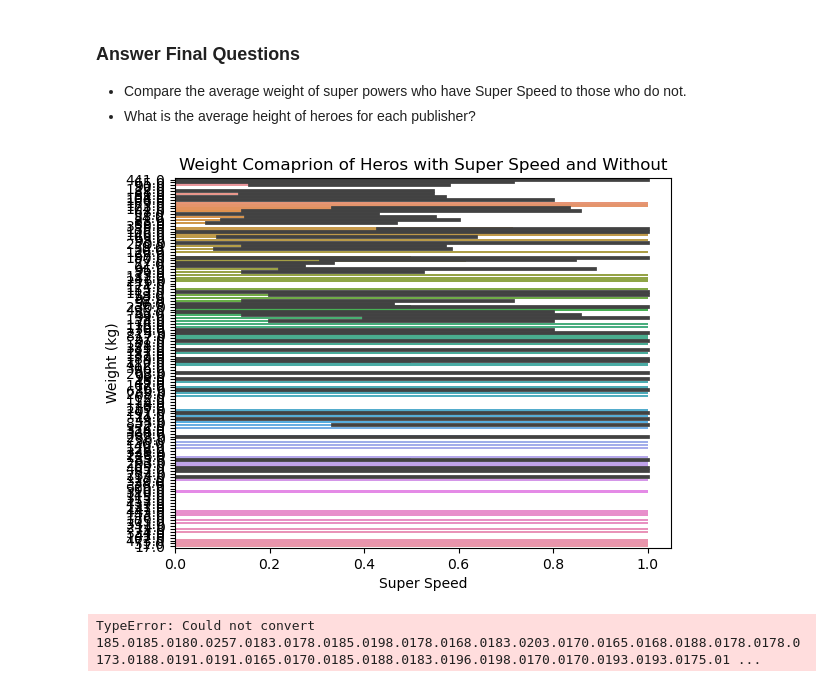
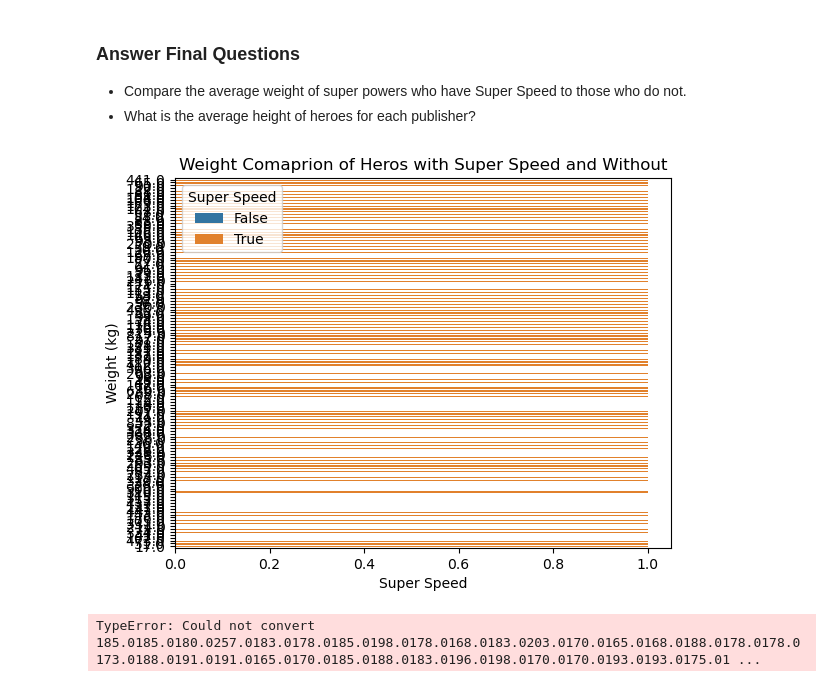
Before and after one commit to kassiedancer92/Applying_Advanced_Transformations, a Jupyter notebook: Applying_Advanced_Trasnformations.ipynb, the cells around one changed output. Saved outputs shown, nothing was run; the diff lists cells and outputs as text; code cells hidden in the pictures.

```diff
--- a/Applying_Advanced_Trasnformations.ipynb
+++ b/Applying_Advanced_Trasnformations.ipynb
@@ -253,5 +253,5 @@ Data columns (total 11 columns):
 dtypes: object(11)
 memory usage: 39.9+ KB
 # %%
-pd.to_numeric(df_info['Weight (kg)'], errors='coerce')
-pd.to_numeric(df_info['Height (cm)'], errors='coerce')
+df_info['Height (cm)'] = df_info['Height (cm)'].astype(float)
+df_info['Weight (kg)'] = df_info['Weight (kg)'].astype(float)
@@ -302,10 +302,10 @@ df.head()
 - What is the average height of heroes for each publisher?
 # %%
 #Create bar plot of weight with those with super speed and those without
-ax = sns.barplot(data = df, x = 'Super Speed', y = 'Weight (kg)')
+ax = sns.barplot(data = df, x = 'Super Speed', y = 'Weight (kg)', hue='Super Speed')
 ax.set_title('Weight Comaprion of Heros with Super Speed and Without');
 # %% [output]
-[figure, old version]
+[figure, new version]
 # %%
 #Compare heights of heroes for each publisher
 avg_height = df.groupby('Publisher')['Height (cm)'].mean()
```
Also changed, not shown: parts of 3 cells of this notebook.
